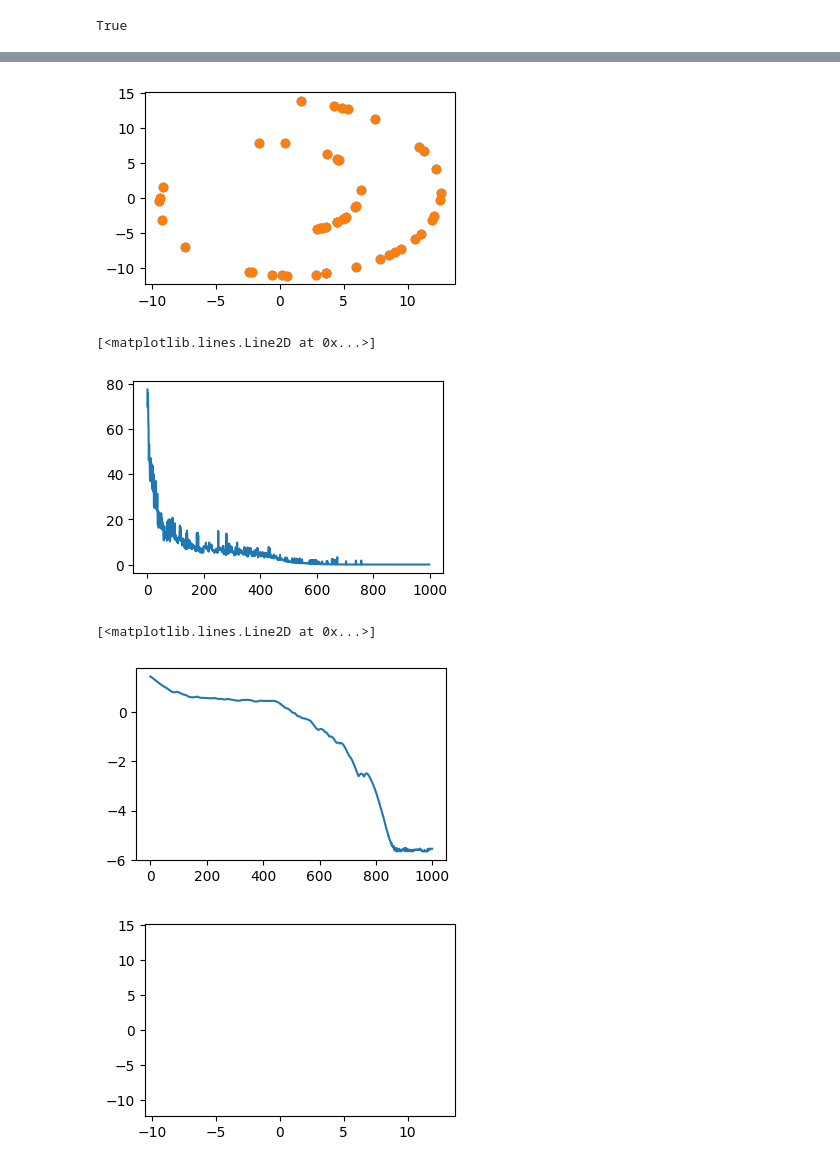
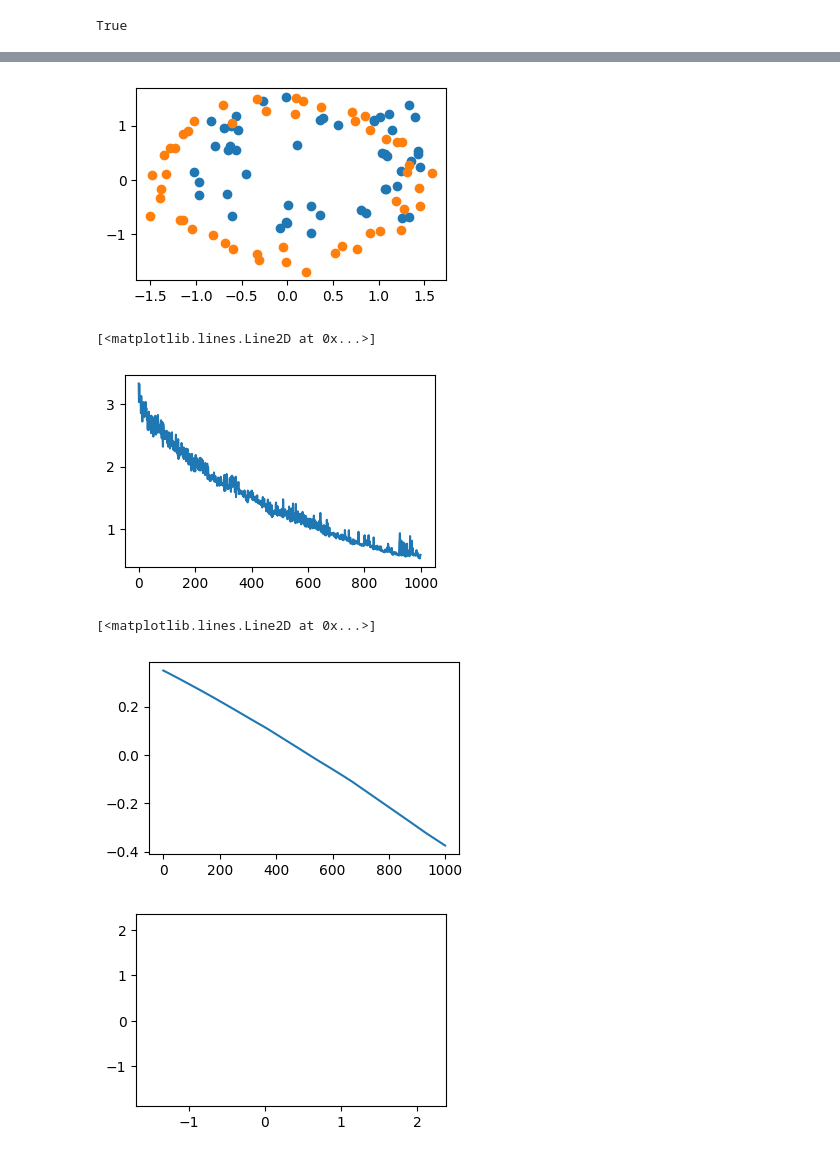
Before and after one commit to rtavenar/dgswp, a Jupyter notebook: gradient_flows.ipynb, the cells around one changed output, grey strips where cells are left out. Drawn from its saved outputs; the diff is of its cells as text; code cells hidden in the pictures.

```diff
--- a/gradient_flows.ipynb
+++ b/gradient_flows.ipynb
@@ -7,11 +7,13 @@ d = 2
 
 noisy_circles, y = make_circles(n_samples=n*2, factor=.5, noise=0.075, random_state=0)
 mu0 = noisy_circles[y == 0]
+mu0 = (mu0 - mu0.mean(axis=0, keepdims=True)) / mu0.std(axis=0, keepdims=True)
 mu1 = 2.5 * (np.random.rand(n, d) - .5)
 
-d = 2
-mu0 = make_swiss_roll(n_samples=n)[0][:, (0, 2)]
-mu1 = 20 * (np.random.rand(n, d) - .5)
+# d = 2
+# mu0 = make_swiss_roll(n_samples=n)[0][:, (0, 2)]
+# mu0 = (mu0 - mu0.mean(axis=0, keepdims=True)) / mu0.std(axis=0, keepdims=True)
+# mu1 = 2.5 * (np.random.rand(n, d) - .5)
 
 
 #d = 500
@@ -71,7 +73,7 @@ n_samples = 10
 n_iter_inner = 20
 n_iter_outer = 1000
 learning_rate_inner = .01
-learning_rate_outer = .1
+learning_rate_outer = .005
 
 class SimpleNN(nn.Module):
     def __init__(self, input_size, hidden_size, output_size):
@@ -98,31 +100,25 @@ custom_F = lambda x, y, model: F_nn(x, y, model, p=2)
 
 losses = []
 losses_wass = []
-mem_loss_inner = []
-#mem_target = []
-mem_params = []
 sources = [source.clone().detach().numpy()]
 model = SimpleNN(input_size=d, hidden_size=256, output_size=1)
 opt_model = Adam(model.parameters(), lr=learning_rate_inner)
-#print(model.parameters)
 opt_source = Adam([source], lr=learning_rate_outer)
 for _ in range(n_iter_outer):
+    mem_params = []
+    mem_loss_inner = []
     for _ in range(n_iter_inner):
         loss = F_eps(model, source, target, fun=custom_F, n_samples=n_samples, epsilon=epsilon)
-        #mem_target.append(target.clone().detach().numpy())
         mem_loss_inner.append(loss.item())
         mem_params.append(model.state_dict())
         loss.backward()
         opt_model.step()
         opt_model.zero_grad()
-    #print(mem_params[np.argmin(mem_loss_inner)])
     model.load_state_dict(mem_params[np.argmin(mem_loss_inner)])
-    #target = torch.tensor(mem_target[np.argmin(mem_loss_inner)], dtype=torch.float32)
 
     loss = custom_F(source, target, model)
     loss.backward()
     losses.append(loss.item())
-    # print(source.grad)
     opt_source.step()
     opt_source.zero_grad()
     sources.append(source.clone().detach().numpy())
@@ -137,34 +128,34 @@ if d == 2:
     plt.scatter(source[:, 0].detach().numpy(), source[:, 1].detach().numpy())
     plt.scatter(target[:, 0].detach().numpy(), target[:, 1].detach().numpy())
 # %% [output]
-[figure, old version]
+[figure, new version]
 # %%
 plt.plot(losses)
 # %% [output]
 [<matplotlib.lines.Line2D at 0x...>]
-[figure, old version]
+[figure, new version]
 # %%
 plt.plot(np.log10(losses_wass))
 # %% [output]
 [<matplotlib.lines.Line2D at 0x...>]
-[figure, old version]
+[figure, new version]
 # %%
 import matplotlib.pyplot as plt
 from celluloid import Camera
 
 fig = plt.figure()
 camera = Camera(fig)
 
 for s in sources[::10]:
     plt.scatter(s[:, 0], s[:, 1], color="blue")
     plt.scatter(target[:, 0].detach().numpy(), target[:, 1].detach().numpy(), color="orange")
 
     camera.snap()
 
 animation = camera.animate()
-animation.save('animation.gif', writer = 'pillow')
+# animation.save('animation.gif', writer = 'pillow')
 # %% [output]
-[figure, old version]
+[figure, new version]
 # %%
 from IPython.display import HTML
 animation = camera.animate()
```
Also changed, not shown: parts of 4 cells of this notebook, 4 other files.
